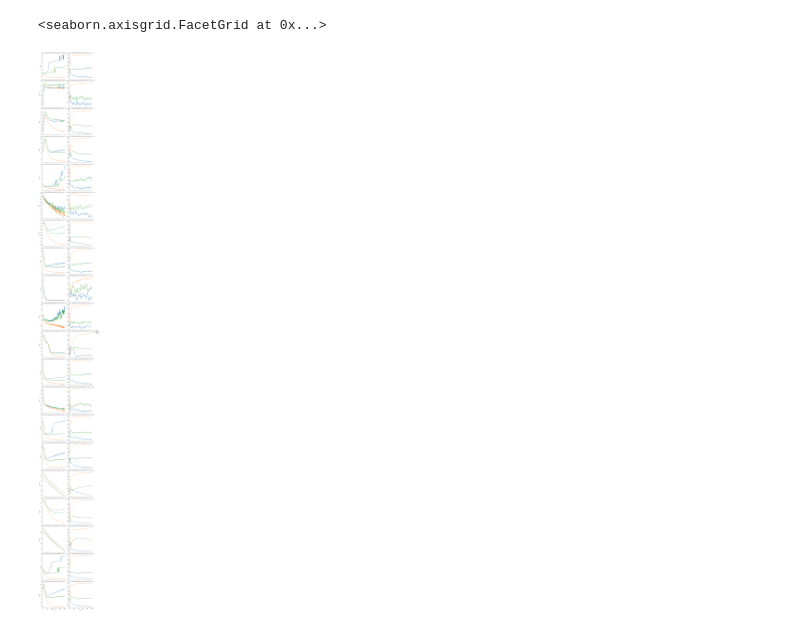
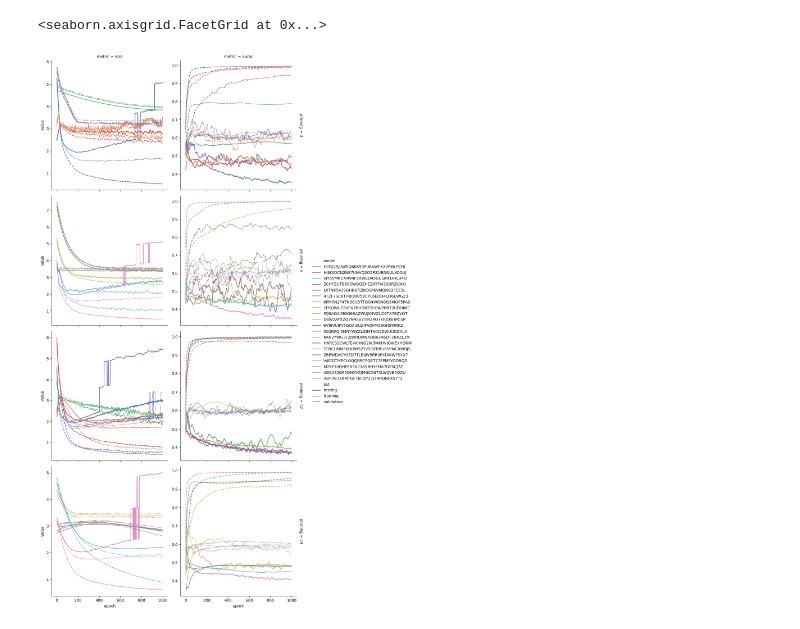
Before and after one commit to Craven-Biostat-Lab/morphology-prediction, a Jupyter notebook: gnn/results/ax-models.ipynb, the cells around one changed output. Cells and saved outputs as stored; diff of their text form; code cells hidden in the pictures.

Commit message:
Results over different GO pruning levels

```diff
--- a/gnn/results/ax-models.ipynb
+++ b/gnn/results/ax-models.ipynb
@@ -11,25 +11,28 @@ def shape_curve_frame(path: Path):
 
 learning_curves = pd.concat(
     {
-        result_dir.name: shape_curve_frame(result_dir / 'loss.csv')
-        for result_dir in Path('../ax_out').iterdir() if result_dir.is_dir()
+        (pruning, result_dir.name): shape_curve_frame(result_dir / 'loss.csv')
+        for pruning in [3,6,12,24]
+        for result_dir in Path(f'../ax_{pruning}_out').iterdir() if result_dir.is_dir()
     },
-    names = ['model']
+    names = ['pruning', 'model']
 )
 # %%
 sns.relplot(
     learning_curves,
     x='epoch',
     y='value',
     col='metric',
-    row='model',
-    hue='set',
+    row='pruning',
+    hue='model',
+    palette='deep',
+    style='set',
     kind='line',
     facet_kws={'sharey': False, 'margin_titles': True}
 )
 # %% [output]
 <seaborn.axisgrid.FacetGrid at 0x...>
-[figure, old version]
+[figure, new version]
 # %%
 import json
 def read_json(path: Path):
```
Also changed, not shown: parts of 2 cells of this notebook.
